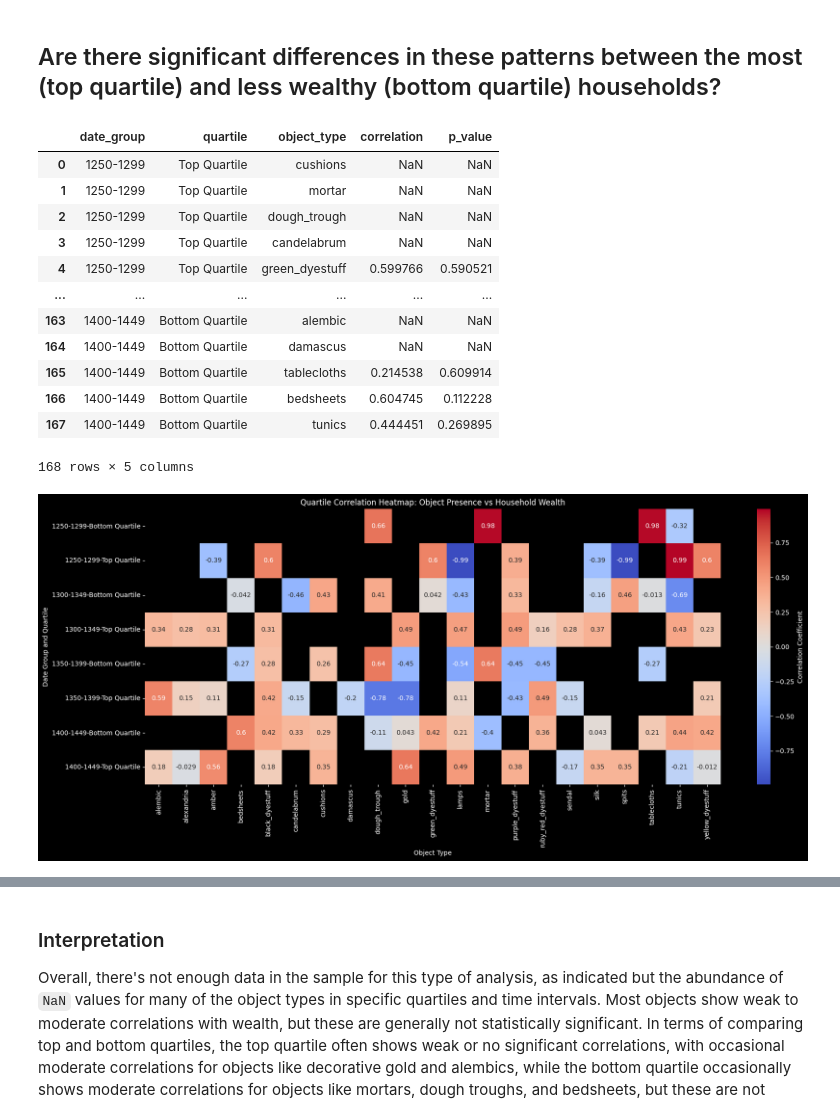
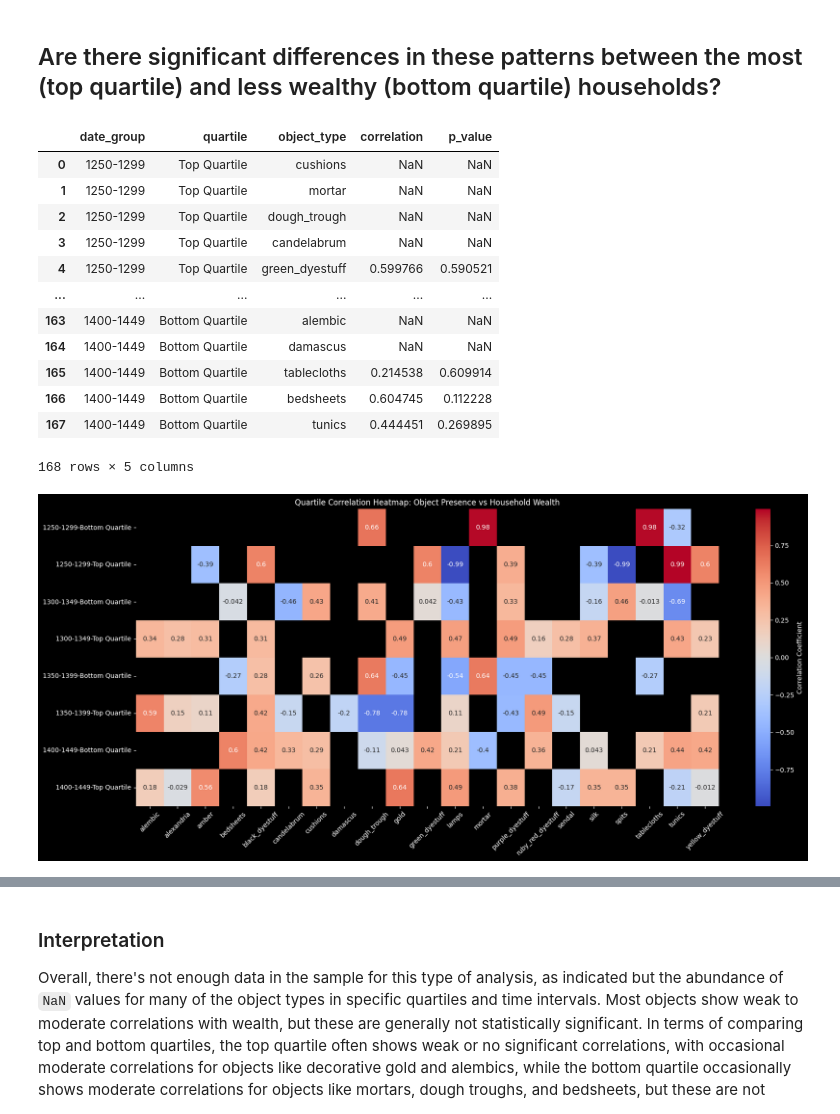
Before and after one commit to gpizzorno/marseille-luxury-objects, a Jupyter notebook: luxury-items.ipynb, the cells around one changed output, grey strips where cells are left out. Saved outputs shown, nothing was run; the diff lists cells and outputs as text; code cells hidden in the pictures.

```diff
--- a/luxury-items.ipynb
+++ b/luxury-items.ipynb
@@ -131,11 +138,15 @@ rows = round(len(object_cols) / 2)
 fig, axes = plt.subplots(ncols=2, nrows=rows, figsize=(18, 48), sharey=True)
 for ax, object_type in zip(axes.flatten(), object_cols):
     sns.boxplot(
-        data=df_long[df_long['object_type'] == object_type], x='date_group', y='object_phrases', hue='present', ax=ax
+        data=df_long[df_long['object_type'] == object_type],
+        x='date_group',
+        y='object_phrases',
+        hue='present',
+        ax=ax,
     )
     obj_name = object_type.replace('_', ' ').capitalize()
     ax.set_title(obj_name)
-    ax.set_xlabel('Date Group')
+    ax.set_xlabel(None)
     ax.set_ylabel('Wealth')
     ax.legend(title=f'{obj_name} Present')
 plt.tight_layout()
@@ -638,7 +653,7 @@ def calculate_quartile_correlations(df, object_cols, date_groupings):
                                 'object_type': col,
                                 'correlation': corr,
                                 'p_value': p_value,
-                            }
+                            },
                         )
     return pd.DataFrame(results)
 
@@ -647,36 +662,37 @@ def calculate_quartile_correlations(df, object_cols, date_groupings):
 quartile_correlation_df = calculate_quartile_correlations(df, object_cols, date_groupings)
 
 # Display correlation results for quartiles
 display(quartile_correlation_df)
 
 # Visualize quartile correlation results
 plt.figure(figsize=(18, 8))
 sns.heatmap(
     quartile_correlation_df.pivot(index=['date_group', 'quartile'], columns='object_type', values='correlation'),
     annot=True,
     cmap='coolwarm',
     cbar_kws={'label': 'Correlation Coefficient'},
 )
 plt.title('Quartile Correlation Heatmap: Object Presence vs Household Wealth')
-plt.xlabel('Object Type')
-plt.ylabel('Date Group and Quartile')
+plt.xlabel(None)
+plt.ylabel(None)
+plt.xticks(rotation=45)
 plt.tight_layout()
 plt.show()
 # %% [output]
 |  | date_group | quartile | object_type | correlation | p_value |
 | 0 | 1250-1299 | Top Quartile | cushions | NaN | NaN |
 | 1 | 1250-1299 | Top Quartile | mortar | NaN | NaN |
 | 2 | 1250-1299 | Top Quartile | dough_trough | NaN | NaN |
 | 3 | 1250-1299 | Top Quartile | candelabrum | NaN | NaN |
 | 4 | 1250-1299 | Top Quartile | green_dyestuff | 0.599766 | 0.590521 |
 | ... | ... | ... | ... | ... | ... |
 | 163 | 1400-1449 | Bottom Quartile | alembic | NaN | NaN |
 | 164 | 1400-1449 | Bottom Quartile | damascus | NaN | NaN |
 | 165 | 1400-1449 | Bottom Quartile | tablecloths | 0.214538 | 0.609914 |
 | 166 | 1400-1449 | Bottom Quartile | bedsheets | 0.604745 | 0.112228 |
 | 167 | 1400-1449 | Bottom Quartile | tunics | 0.444451 | 0.269895 |
 168 rows × 5 columns
-[figure, old version]
+[figure, new version]
 # %%
 # Prepare data for facet grid
 facet_data = quartile_correlation_df.copy()
```
Also changed, not shown: parts of 16 cells of this notebook.
